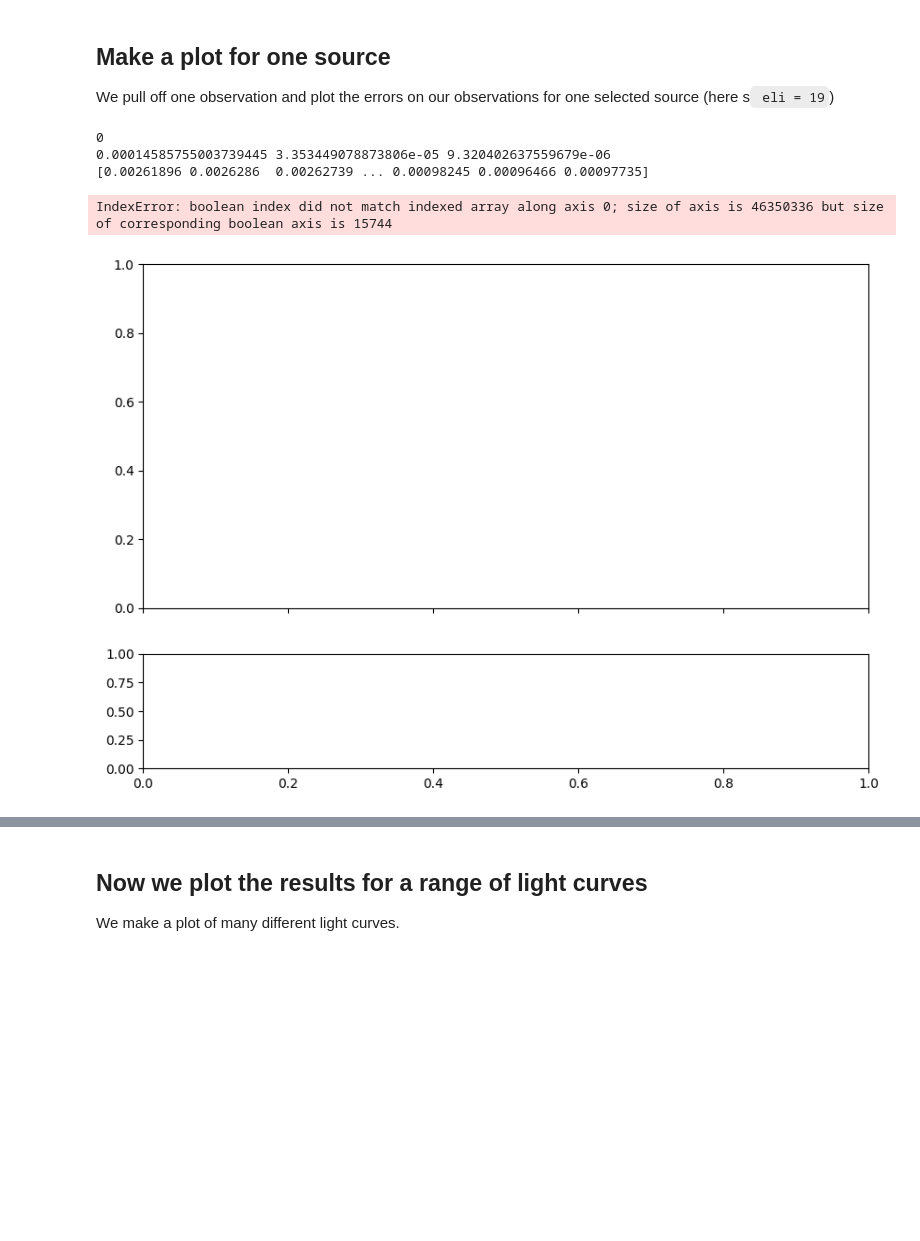
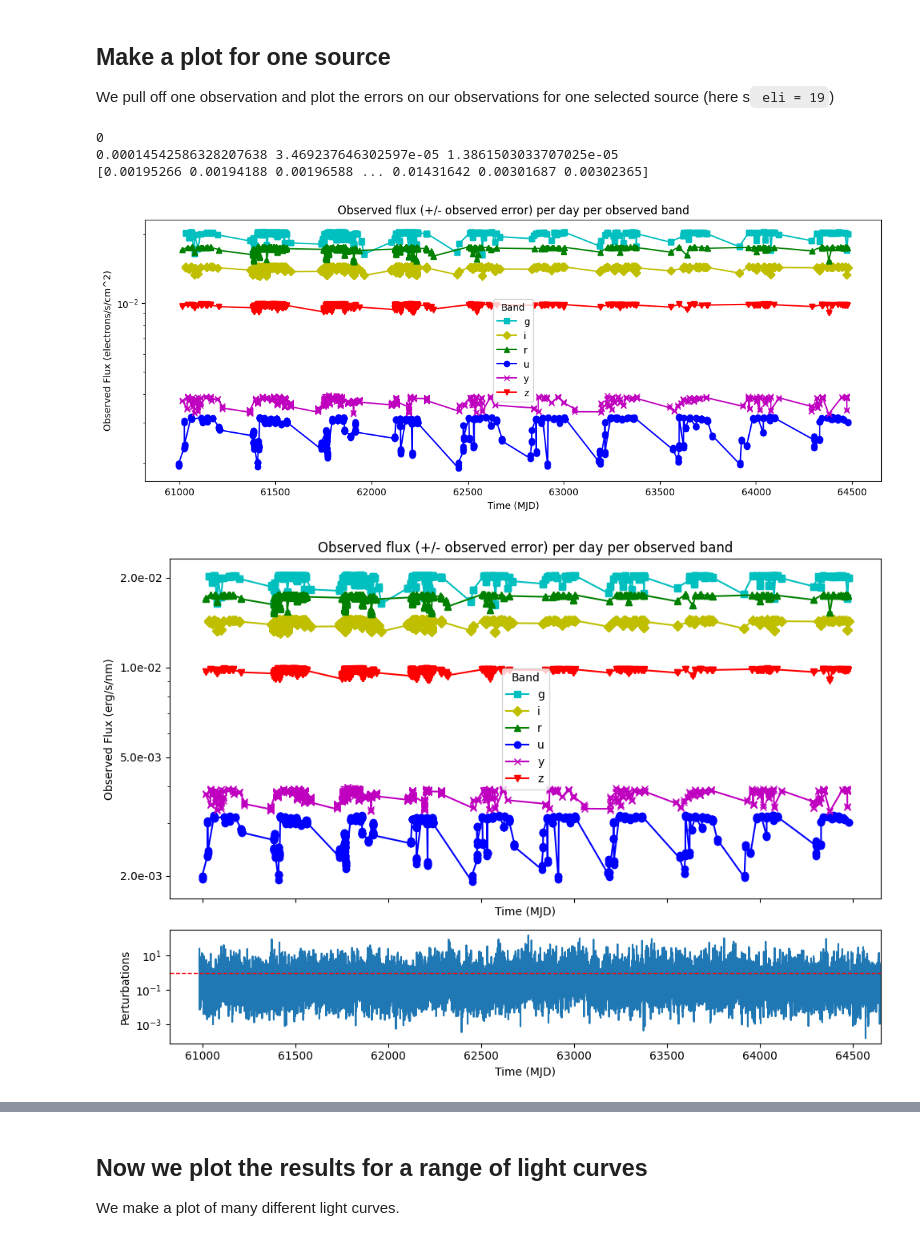
Before and after one commit to Zoe-Au/cosmographi, a Jupyter notebook: survey/mock_survey_toy.ipynb, the cells around one changed output, grey strips where cells are left out. Cells and saved outputs as stored; diff of their text form; code cells hidden in the pictures; blank space fills up the shorter version.

```diff
--- a/survey/mock_survey_toy.ipynb
+++ b/survey/mock_survey_toy.ipynb
@@ -465,6 +461,46 @@ print(y_flat)
 # print(lc_err)
 
 # print(f"ibands:{ibands}")
+
+
+
+plt.figure(figsize=(14, 5))
+
+for b in np.unique(band_strs):
+    m = band_strs == b
+    plt.errorbar(
+        times_flat[m],
+        y_flat[m],
+        yerr=yerr_flat[m],
+        fmt="none",
+        color=band_colors[str(b)],
+        ecolor=band_colors[str(b)],
+        linestyle="none",
+        capsize=2,
+    )
+    plt.plot(
+        times_flat[m],
+        y_flat[m],
+        color=band_colors[b],
+        marker=band_markers[b],
+        label=b,
+    )
+    # ax1.plot(
+    #     times_flat[m],
+    #     y_true_flat[m],
+    #     color="black",
+    #     marker=band_markers[b],
+    #     label=b,
+    #     fillstyle="none",
+    #     linewidth=0.25,
+    # )
+plt.title("Observed flux (+/- observed error) per day per observed band")
+plt.yscale("log")
+plt.xlabel("Time (MJD)")
+plt.ylabel("Observed Flux (electrons/s/cm^2)")
+plt.legend(title="Band")
+plt.show()
+
 
 fig, (ax1, ax2) = plt.subplots(
     2, 1,
@@ -550,7 +586,7 @@ fig.update_layout(
             # range=[6300, 6600]
         ),
         zaxis=dict(
-            title="Observed Flux (erg/s/nm)", type="log"
+            title="Observed Flux (electrons/s/cm^2)", type="log"
         )
     )
 )
@@ -626,34 +662,34 @@ fig.show(config={"scrollZoom": True})
 #         label=f"Observed {I.throughput.bands[iband]}",
 #         color=colours[iband],
 #     )
 #     ax.plot(
 #         obs_t[spot : spot + len(source_matches[seli])][sel_band],
 #         lc_true_mag[sel_band],
 #         color=colours[iband],
 #         linestyle="--",
 #         linewidth=1,
 #         label="True",
 #     )
 # ax.errorbar(
 #     obs_t[spot : spot + len(source_matches[seli])].flatten(),
 #     lc_obs.flatten(),
 #     yerr=lc_err.flatten(),
 #     color="r",
 #     fmt="o",
 #     label="Observed",
 # )
 # ax.set_title(f"Source {seli}")
 # ax.text(0.05, 0.95, f"Source {seli}", transform=ax.transAxes, fontsize=8, verticalalignment="top")
 # ax.set_ylim(18, 30)
 # ax.invert_yaxis()
 # # ax.set_xticks([])
 # # ax.set_yticks([])
 # spot += len(source_matches[seli])
 # plt.savefig(f"mock_lightcurve_source_{seli}.pdf", bbox_inches="tight")
 # plt.show()
 # %% [output]
 0
-0.00014585755003739445 3.353449078873806e-05 9.320402637559679e-06
-[0.00261896 0.0026286  0.00262739 ... 0.00098245 0.00096466 0.00097735]
+0.00014542586328207638 3.469237646302597e-05 1.3861503033707025e-05
+[0.00195266 0.00194188 0.00196588 ... 0.01431642 0.00301687 0.00302365]
-IndexError: boolean index did not match indexed array along axis 0; size of axis is 46350336 but size of corresponding boolean axis is 15744
-[figure, old version]
+[figure, new version]
+[figure, added]
```
Also changed, not shown: parts of 4 cells of this notebook, 4 other files.
